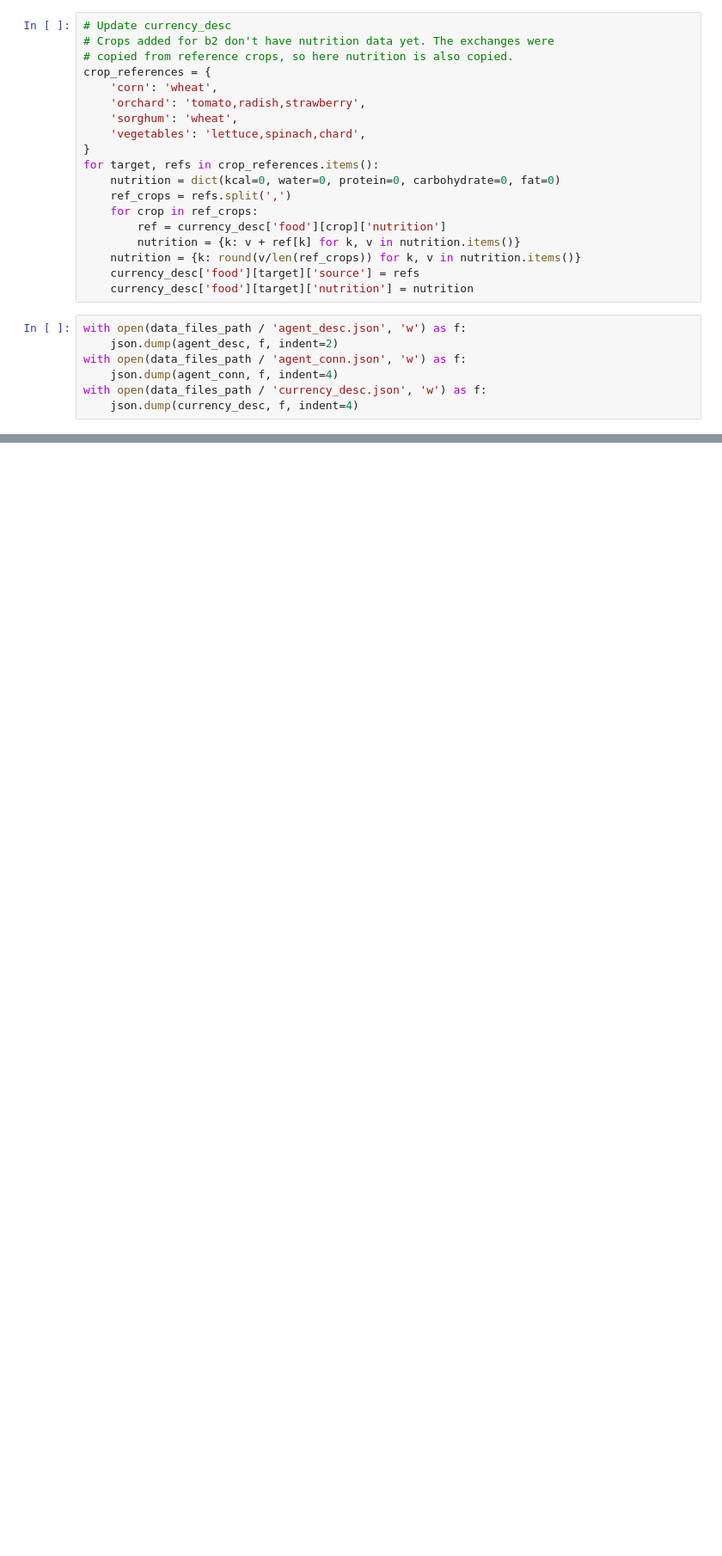
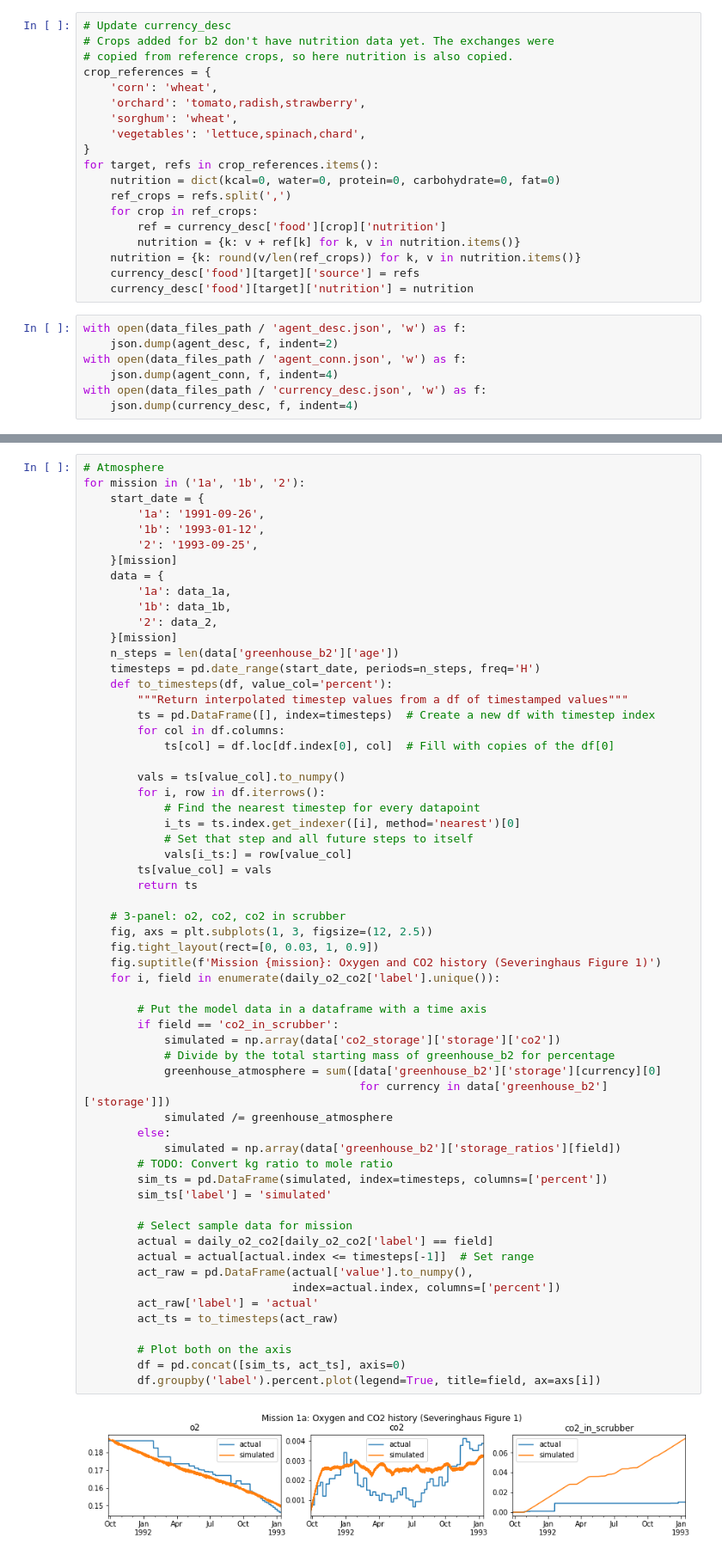
Before and after one commit to overthesun/simoc, a Jupyter notebook: generate_simoc_b2.ipynb, the cells around one changed output, grey strips where cells are left out. Shown at 86% size. Cells and saved outputs as stored; diff of their text form; blank space fills up the shorter version.

```diff
--- a/generate_simoc_b2.ipynb
+++ b/generate_simoc_b2.ipynb
@@ -358,0 +724,62 @@ with open(data_files_path / 'currency_desc.json', 'w') as f:
+# %%
+# Atmosphere
+for mission in ('1a', '1b', '2'):
+    start_date = {
+        '1a': '1991-09-26',
+        '1b': '1993-01-12',
+        '2': '1993-09-25',
+    }[mission]
+    data = {
+        '1a': data_1a,
+        '1b': data_1b,
+        '2': data_2,
+    }[mission]
+    n_steps = len(data['greenhouse_b2']['age'])
+    timesteps = pd.date_range(start_date, periods=n_steps, freq='H')
+    def to_timesteps(df, value_col='percent'):
+        """Return interpolated timestep values from a df of timestamped values"""
+        ts = pd.DataFrame([], index=timesteps)  # Create a new df with timestep index
+        for col in df.columns:
+            ts[col] = df.loc[df.index[0], col]  # Fill with copies of the df[0]
+
+        vals = ts[value_col].to_numpy()
+        for i, row in df.iterrows():
+            # Find the nearest timestep for every datapoint
+            i_ts = ts.index.get_indexer([i], method='nearest')[0]
+            # Set that step and all future steps to itself
+            vals[i_ts:] = row[value_col]
+        ts[value_col] = vals
+        return ts
+
+    # 3-panel: o2, co2, co2 in scrubber
+    fig, axs = plt.subplots(1, 3, figsize=(12, 2.5))
+    fig.tight_layout(rect=[0, 0.03, 1, 0.9])
+    fig.suptitle(f'Mission {mission}: Oxygen and CO2 history (Severinghaus Figure 1)')
+    for i, field in enumerate(daily_o2_co2['label'].unique()):
+
+        # Put the model data in a dataframe with a time axis
+        if field == 'co2_in_scrubber':
+            simulated = np.array(data['co2_storage']['storage']['co2'])
+            # Divide by the total starting mass of greenhouse_b2 for percentage
+            greenhouse_atmosphere = sum([data['greenhouse_b2']['storage'][currency][0]
+                                         for currency in data['greenhouse_b2']['storage']])
+            simulated /= greenhouse_atmosphere
+        else:
+            simulated = np.array(data['greenhouse_b2']['storage_ratios'][field])
+        # TODO: Convert kg ratio to mole ratio
+        sim_ts = pd.DataFrame(simulated, index=timesteps, columns=['percent'])
+        sim_ts['label'] = 'simulated'
+
+        # Select sample data for mission
+        actual = daily_o2_co2[daily_o2_co2['label'] == field]
+        actual = actual[actual.index <= timesteps[-1]]  # Set range
+        act_raw = pd.DataFrame(actual['value'].to_numpy(),
+                               index=actual.index, columns=['percent'])
+        act_raw['label'] = 'actual'
+        act_ts = to_timesteps(act_raw)
+
+        # Plot both on the axis
+        df = pd.concat([sim_ts, act_ts], axis=0)
+        df.groupby('label').percent.plot(legend=True, title=field, ax=axs[i])
+# %% [output]
+[figure, added]
```
Also changed, not shown: parts of 17 cells of this notebook, 8 other files.
